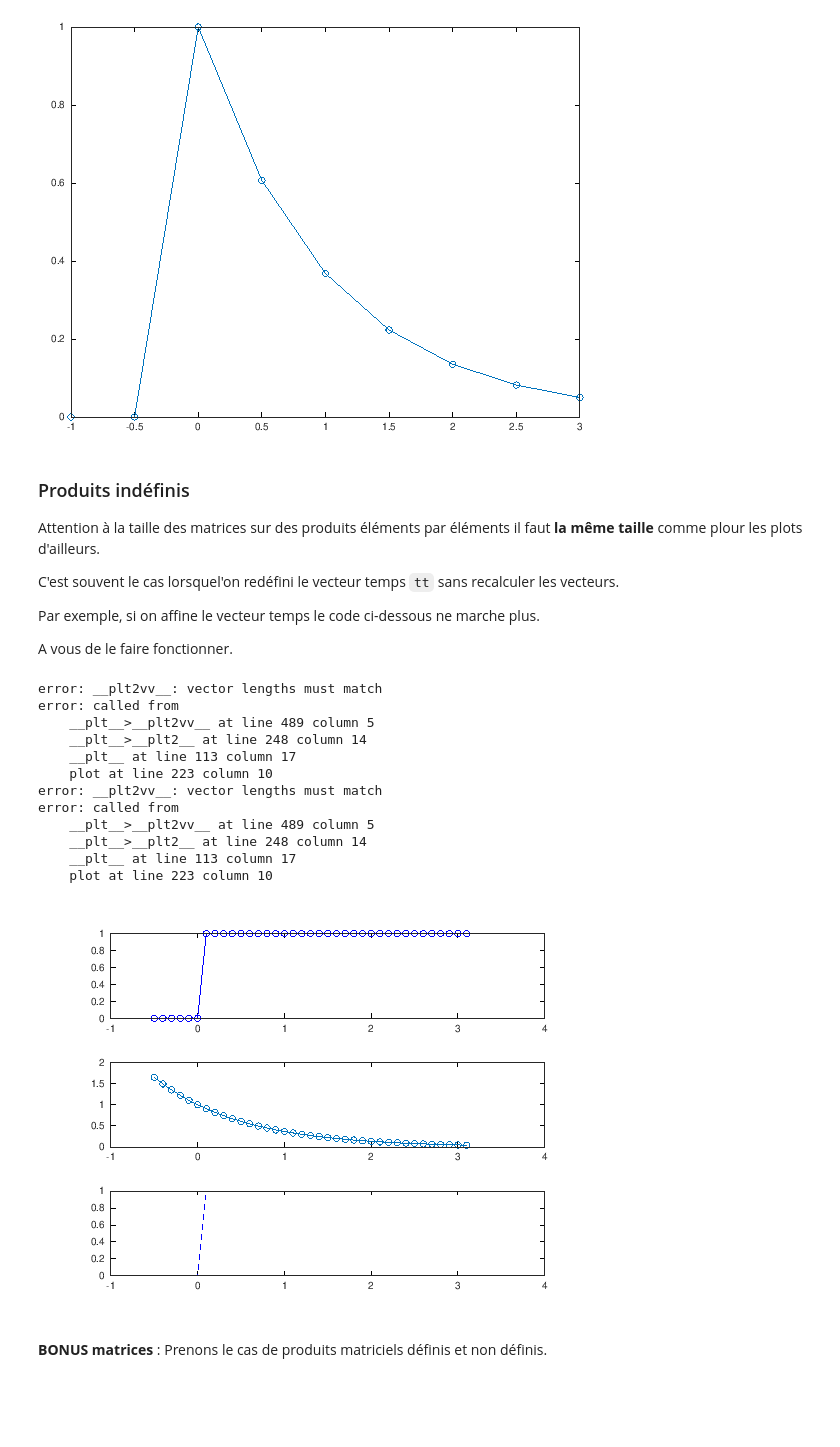
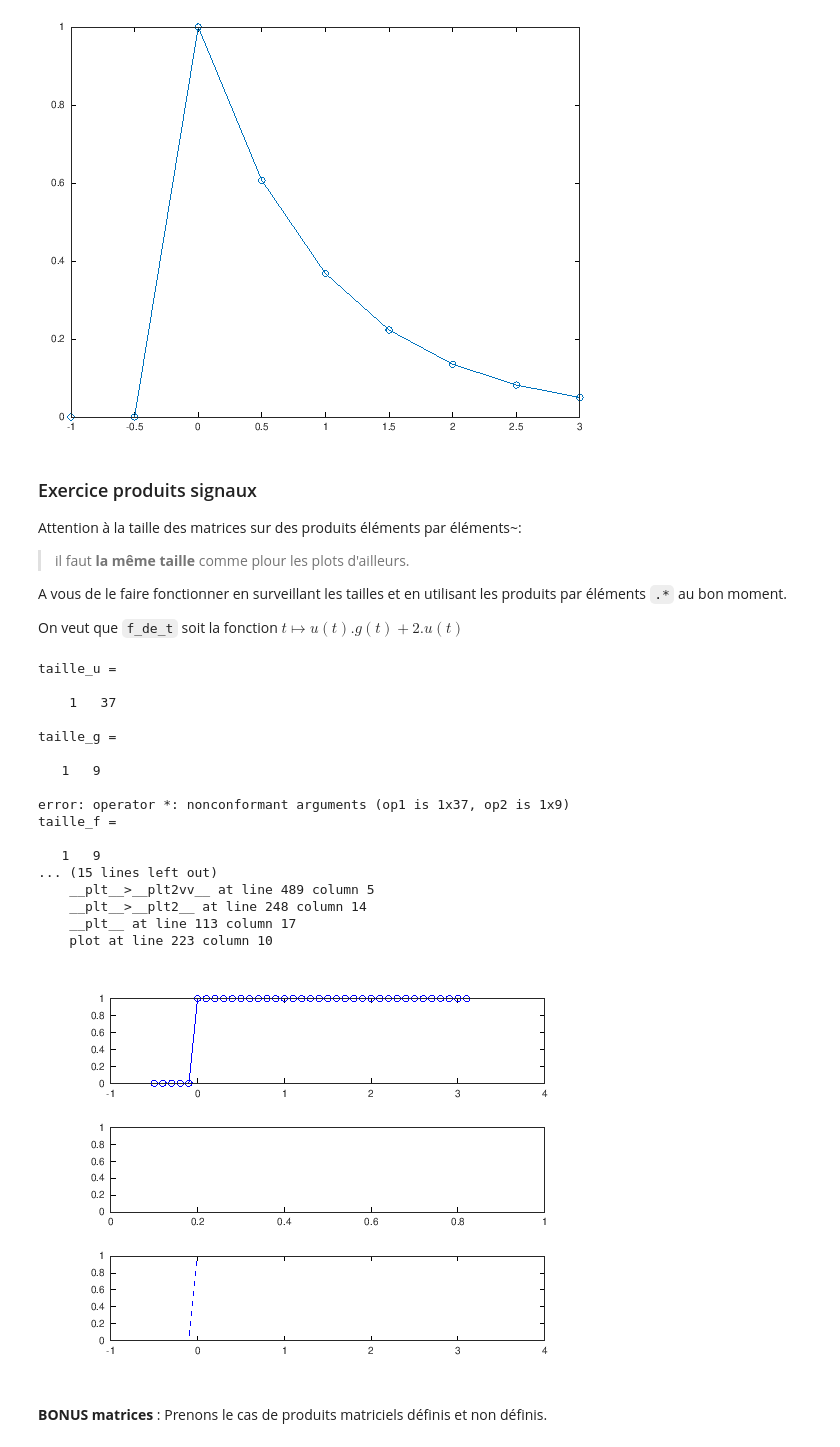
Before and after one commit to balaise31/Signal, a Jupyter notebook: continu/td/notebooks/intro_octave_1.ipynb, the cells around one changed output. Cells and saved outputs as stored; diff of their text form; code cells hidden in the pictures; blank space fills up the shorter version.

```diff
--- a/continu/td/notebooks/intro_octave_1.ipynb
+++ b/continu/td/notebooks/intro_octave_1.ipynb
@@ -498,45 +501,59 @@ plot(tt, f_de_t,'o-')
 # %% [output]
 [figure]
 # %% [markdown]
-### Produits indéfinis
+### Exercice produits signaux
 
-Attention à la taille des matrices sur des produits éléments par éléments il faut **la même taille** comme plour les plots d'ailleurs.
+Attention à la taille des matrices sur des produits éléments par éléments~:
+> il faut **la même taille** comme plour les plots d'ailleurs.
 
-C'est souvent le cas lorsquel'on redéfini le vecteur temps `tt` sans recalculer les vecteurs.
+A vous de le faire fonctionner en surveillant les tailles et en utilisant les produits par éléments `.*` au bon moment.
 
-Par exemple, si on affine le vecteur temps le code ci-dessous ne marche plus.
-
-A vous de le faire fonctionner.
+On veut que `f_de_t` soit la fonction $t\mapsto u(t).g(t)+ 2.u(t)$
 # %%
-tt=-0.5:0.1:3.1;
+tt=-1:0.5:3;   % tt pour "Table de T"
+
+g_de_t = exp(-tt); % Par vectorisation de la fonction matlab exp()
+u_de_t = (tt >= 0) ; %  vectorisation de supérieur ou égal >=
+
+tt=-0.5:0.1:3.1; % raffinement de tt
 %% MODIFIER POUR QUE CA MARCHE
-u_de_t = (tt>0) ;
+u_de_t = (tt >= 0) ;
+taille_u=size(u_de_t)
+taille_g=size(g_de_t)
+f_de_t = u_de_t * g_de_t + 2 * u_de_t ;
+taille_f=size(f_de_t)
 
 %% subplot permet de diviser une figure en plusieurs graphiques
 subplot(3,1,1) % 3 rangees de graphiques et 1 colonne : on se met dans le premier
 plot(tt,u_de_t,'ob-')
+subplot(3,1,2) % 3 rangees de graphique et 1 colonne : on se met dans le deuxième
+%plot(tt,exp(-tt),'o-')
 
-subplot(3,1,2) % 3 rangees de graphique et 1 colonne : on se met dans le deuxième
-plot(tt,exp(-tt),'o-')
+plot(tt,g_de_t,'og-')
+subplot(313) % on se met dans le troisième graphique
 
-subplot(313) % on se met dans le troisième graphique
 plot(tt,u_de_t,'b--'); hold on ; % superpose des graphiques
 plot(tt,g_de_t,'g--');
 plot(tt,f_de_t,'ko-');
 # %% [output]
-error: __plt2vv__: vector lengths must match
-error: called from
+taille_u =
+
+    1   37
+
+taille_g =
+
+   1   9
+
+error: operator *: nonconformant arguments (op1 is 1x37, op2 is 1x9)
+taille_f =
+
+   1   9
+... (15 lines left out)
     __plt__>__plt2vv__ at line 489 column 5
     __plt__>__plt2__ at line 248 column 14
     __plt__ at line 113 column 17
     plot at line 223 column 10
-error: __plt2vv__: vector lengths must match
-error: called from
-    __plt__>__plt2vv__ at line 489 column 5
-    __plt__>__plt2__ at line 248 column 14
-    __plt__ at line 113 column 17
-    plot at line 223 column 10
-[figure, old version]
+[figure, new version]
 # %% [markdown]
 **BONUS matrices** : Prenons le cas de produits matriciels définis et non définis.
 # %%
```
Also changed, not shown: parts of 4 cells of this notebook, 5 other files.
